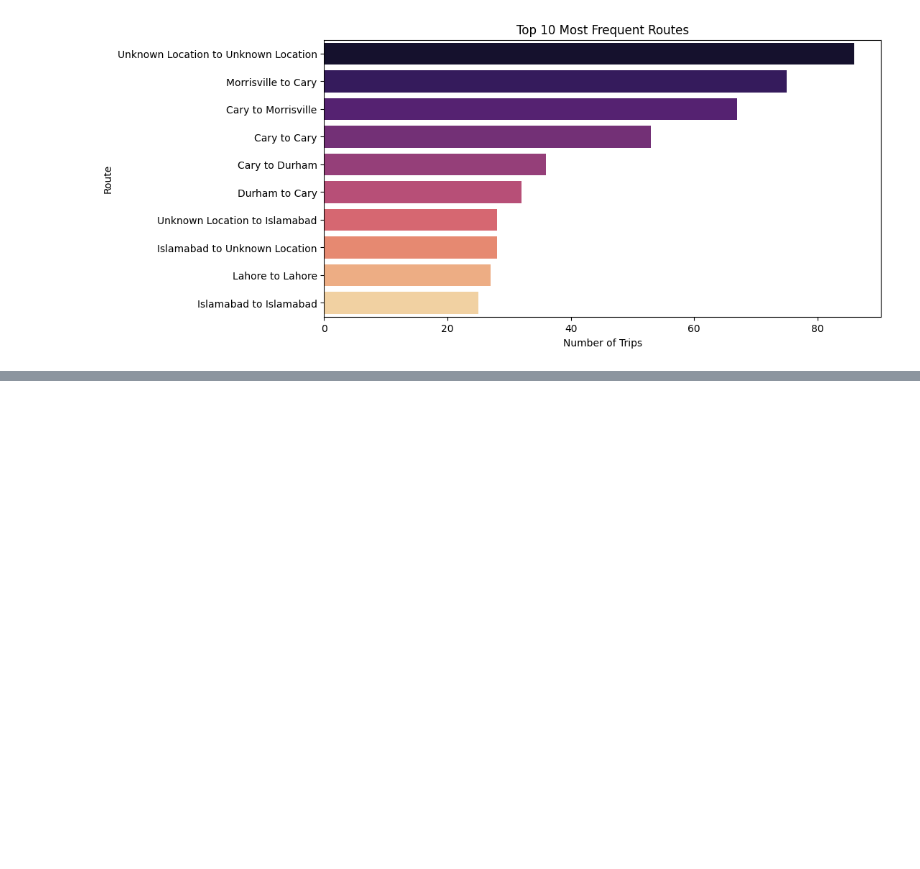
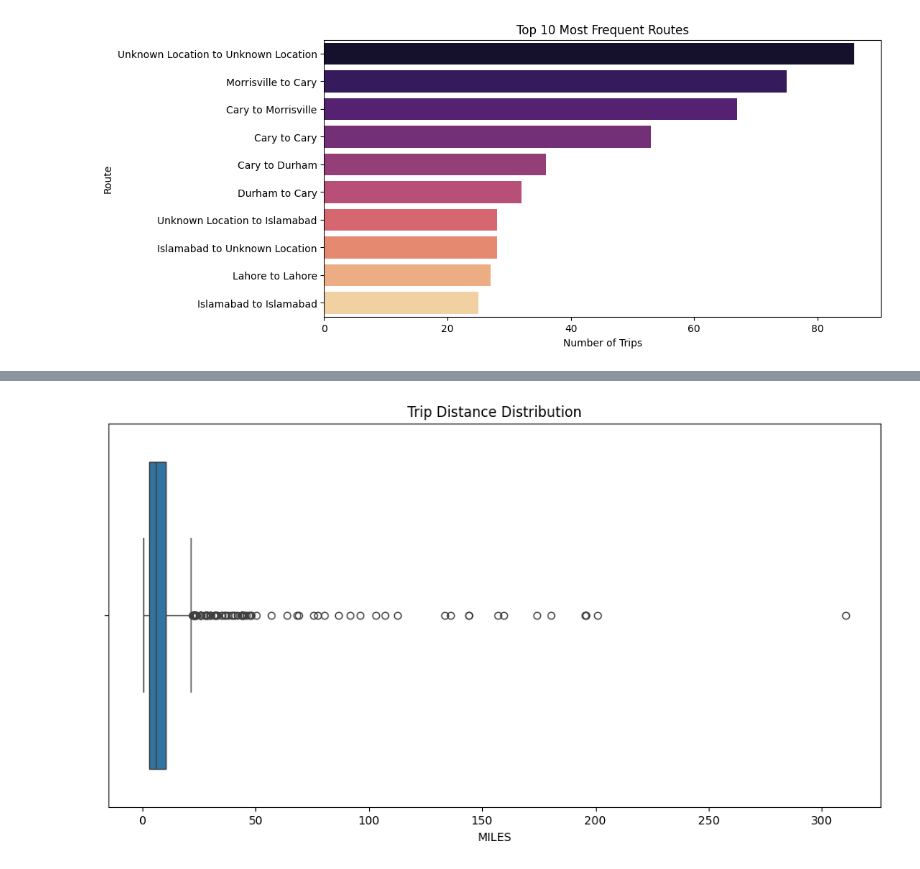
Before and after one commit to manpb/uber-rides-analysis-python, a Jupyter notebook: notebooks/uber_rides_analysis.ipynb, the cells around one changed output, grey strips where cells are left out. Saved outputs shown, nothing was run; the diff lists cells and outputs as text; code cells hidden in the pictures; blank space fills up the shorter version.

```diff
--- a/notebooks/uber_rides_analysis.ipynb
+++ b/notebooks/uber_rides_analysis.ipynb
@@ -281,0 +307,7 @@ Passing `palette` without assigning `hue` is deprecated and will be removed in v
+# %%
+plt.figure(figsize=(12,6))
+sns.boxplot(x=dataset['MILES'])
+plt.title('Trip Distance Distribution')
+plt.show()
+# %% [output]
+[figure, added]
```
Also changed, not shown: parts of 3 cells of this notebook.
